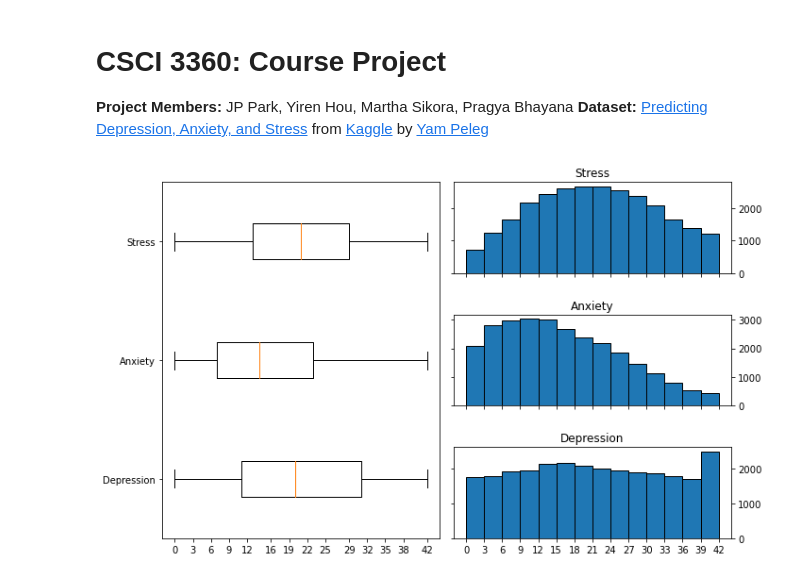
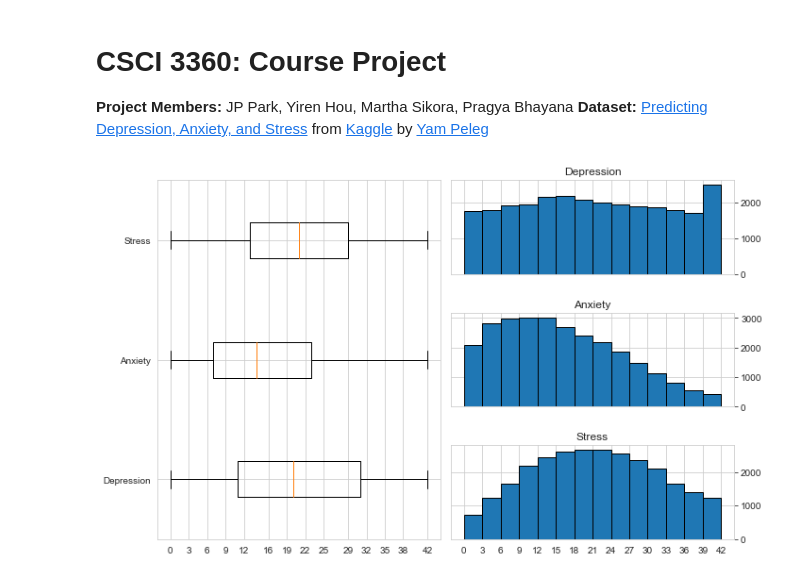
Before and after one commit to JP1128/Machine-Learning-DASS, a Jupyter notebook: course_project.ipynb, the cells around one changed output. Drawn from its saved outputs; the diff is of its cells as text; code cells hidden in the pictures.

```diff
--- a/course_project.ipynb
+++ b/course_project.ipynb
@@ -17,31 +15,35 @@ from typing import Dict, Tuple, List
 # %%
 df = pd.read_csv("data/cleaned.csv")
 # %%
+sn.set_style("whitegrid")
+
 gs: GridSpec = GridSpec(nrows=3, ncols=2)
 fig: Figure = plt.figure(figsize=(10, 6))
 
+score_ticks = np.linspace(0, 42, 14, dtype=int)
 score_cols = ['depression_score', 'anxiety_score', 'stress_score']
 labels = ['depression', 'anxiety', 'stress']
 
 ax0: Axes = fig.add_subplot(gs[:, 0])
 ax0.boxplot(df[score_cols],
-            vert=False, labels=list(map(lambda s: s.title(), labels)))
-ax0.set_xticks(np.linspace(0, 42, 14, dtype=int))
+            vert=False,
+            labels=list(map(lambda s: s.title(), labels)))
+ax0.set_xticks(score_ticks)
 
-for i, label in enumerate(reversed(labels)):
+for i, label in enumerate(labels):
     ax: Axes = fig.add_subplot(gs[i, 1])
 
     _, bins, _ = ax.hist(df[f'{label}_score'], bins=14, edgecolor='black')
 
     ax.set_title(label.title())
     ax.set_xticks(bins)
 
     if i < 2:
         ax.tick_params(axis='x', labelcolor='none')
 
     ax.tick_params(axis='y', which='both',
                    labelleft=False, labelright=True, right=True)
 
 fig.tight_layout()
 # %% [output]
-[figure, old version]
+[figure, new version]
```
Also changed, not shown: parts of 14 cells of this notebook, 1 other file.
